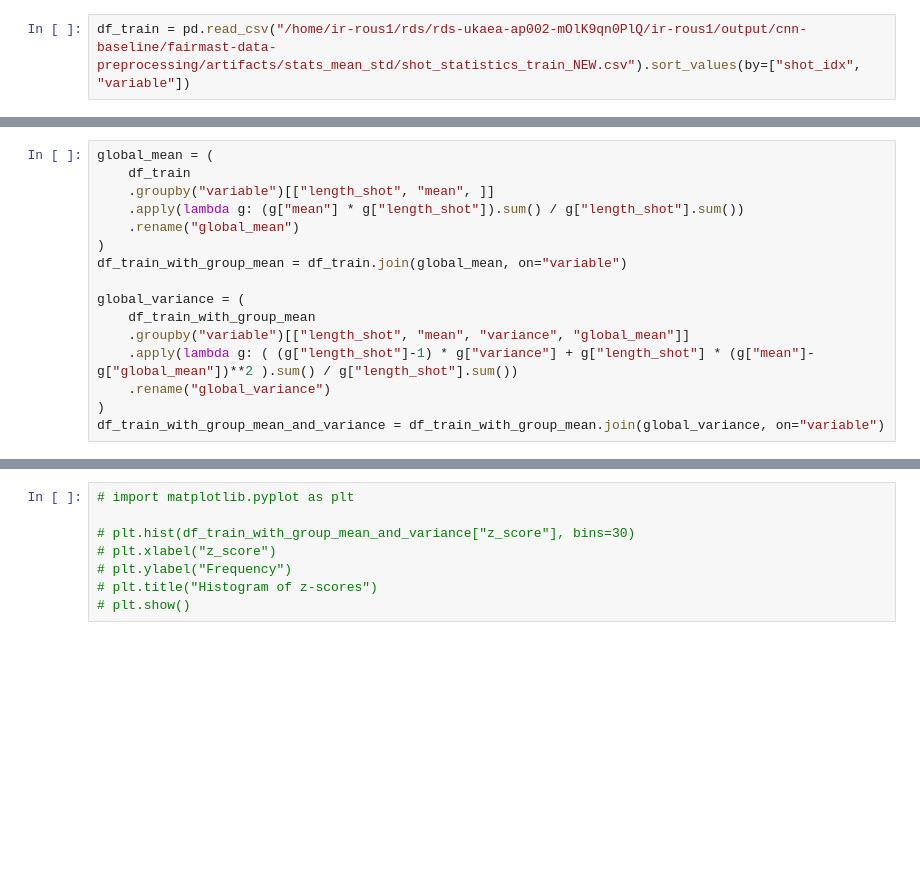
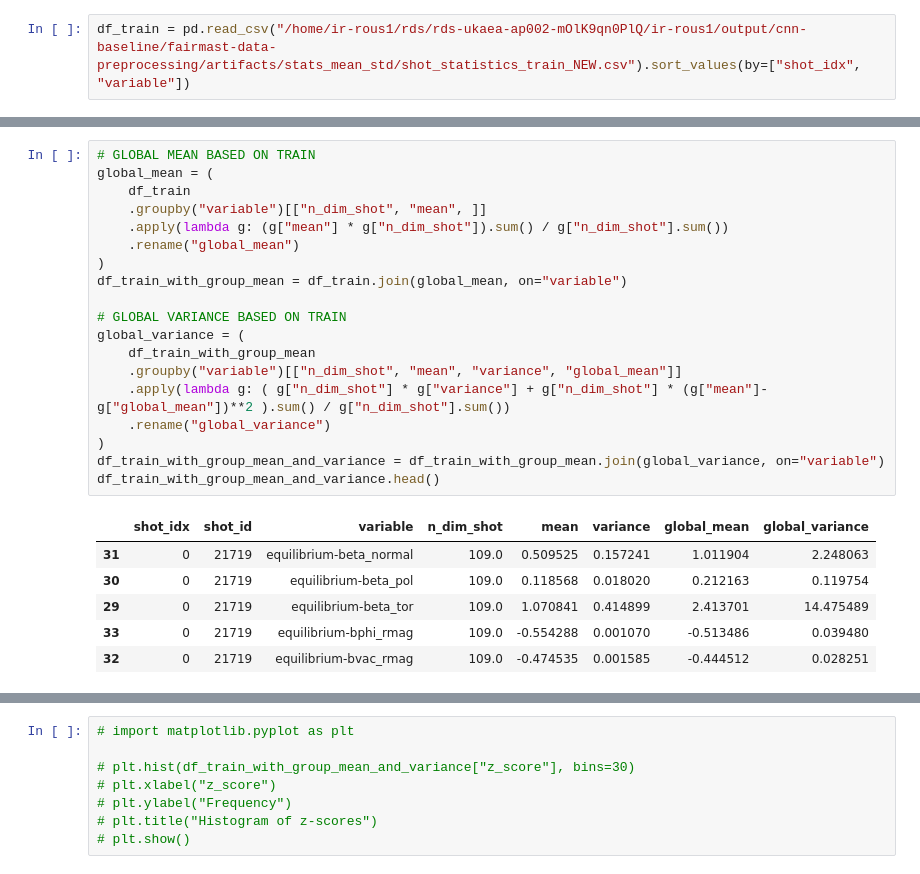
Before and after one commit to DataScienceLabFHSWF/tokamark, a Jupyter notebook: scripts/preprocessing/data_detection_outliers.ipynb, the cells around one changed output, grey strips where cells are left out. Saved outputs shown, nothing was run; the diff lists cells and outputs as text; blank space fills up the shorter version.

```diff
--- a/scripts/preprocessing/data_detection_outliers.ipynb
+++ b/scripts/preprocessing/data_detection_outliers.ipynb
@@ -23,16 +29,26 @@ df_train
 # %%
+# GLOBAL MEAN BASED ON TRAIN
 global_mean = (
     df_train
-    .groupby("variable")[["length_shot", "mean", ]]
-    .apply(lambda g: (g["mean"] * g["length_shot"]).sum() / g["length_shot"].sum())
+    .groupby("variable")[["n_dim_shot", "mean", ]]
+    .apply(lambda g: (g["mean"] * g["n_dim_shot"]).sum() / g["n_dim_shot"].sum())
     .rename("global_mean")
 )
 df_train_with_group_mean = df_train.join(global_mean, on="variable")
 
+# GLOBAL VARIANCE BASED ON TRAIN
 global_variance = (
     df_train_with_group_mean
-    .groupby("variable")[["length_shot", "mean", "variance", "global_mean"]]
-    .apply(lambda g: ( (g["length_shot"]-1) * g["variance"] + g["length_shot"] * (g["mean"]-g["global_mean"])**2 ).sum() / g["length_shot"].sum())
+    .groupby("variable")[["n_dim_shot", "mean", "variance", "global_mean"]]
+    .apply(lambda g: ( g["n_dim_shot"] * g["variance"] + g["n_dim_shot"] * (g["mean"]-g["global_mean"])**2 ).sum() / g["n_dim_shot"].sum())
     .rename("global_variance")
 )
 df_train_with_group_mean_and_variance = df_train_with_group_mean.join(global_variance, on="variable")
+df_train_with_group_mean_and_variance.head()
+# %% [output]
+|  | shot_idx | shot_id | variable | n_dim_shot | mean | variance | global_mean | global_variance |
+| 31 | 0 | 21719 | equilibrium-beta_normal | 109.0 | 0.509525 | 0.157241 | 1.011904 | 2.248063 |
+| 30 | 0 | 21719 | equilibrium-beta_pol | 109.0 | 0.118568 | 0.018020 | 0.212163 | 0.119754 |
+| 29 | 0 | 21719 | equilibrium-beta_tor | 109.0 | 1.070841 | 0.414899 | 2.413701 | 14.475489 |
+| 33 | 0 | 21719 | equilibrium-bphi_rmag | 109.0 | -0.554288 | 0.001070 | -0.513486 | 0.039480 |
+| 32 | 0 | 21719 | equilibrium-bvac_rmag | 109.0 | -0.474535 | 0.001585 | -0.444512 | 0.028251 |
```
Also changed, not shown: parts of 14 cells of this notebook, 2 other files.
